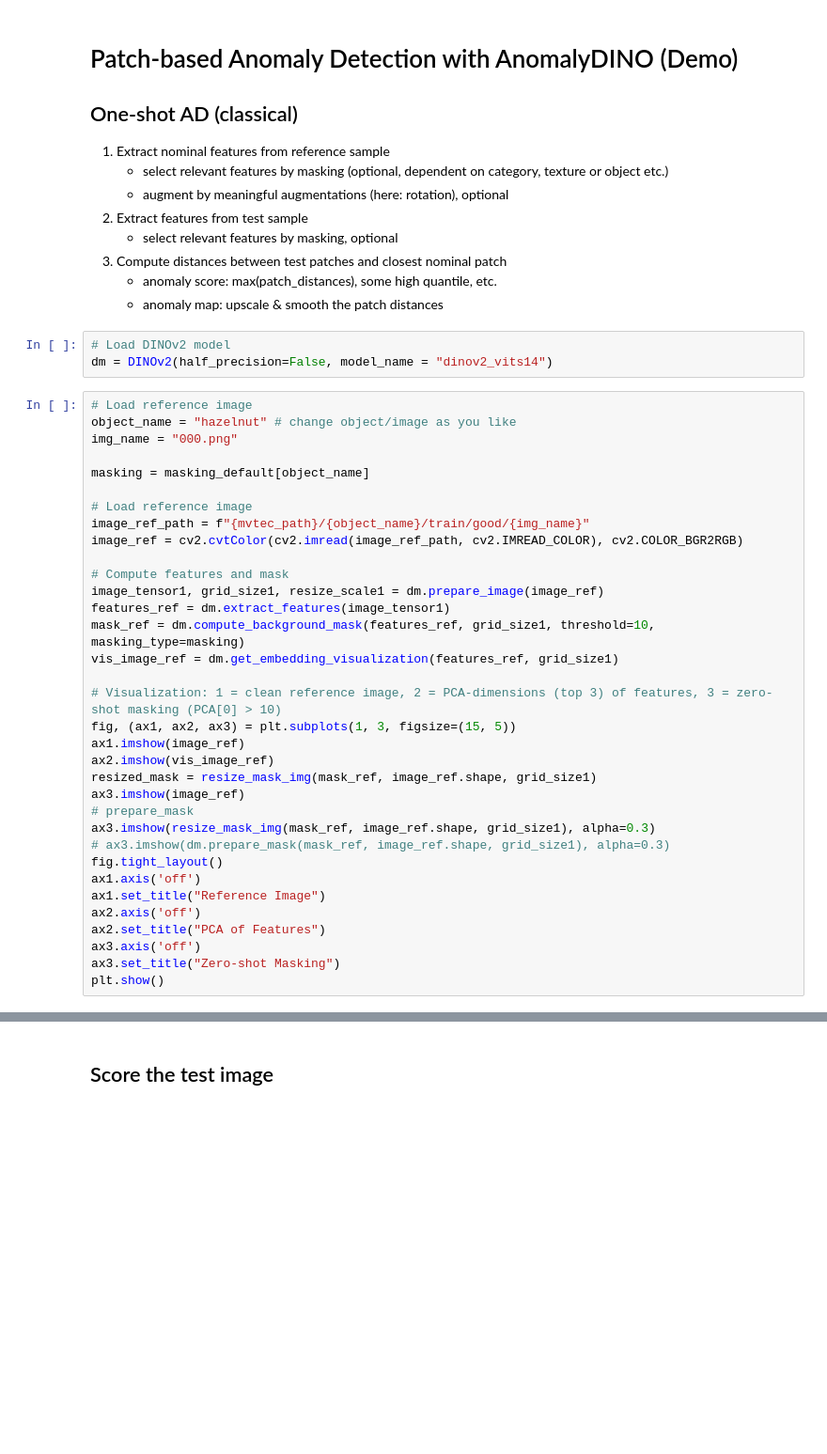
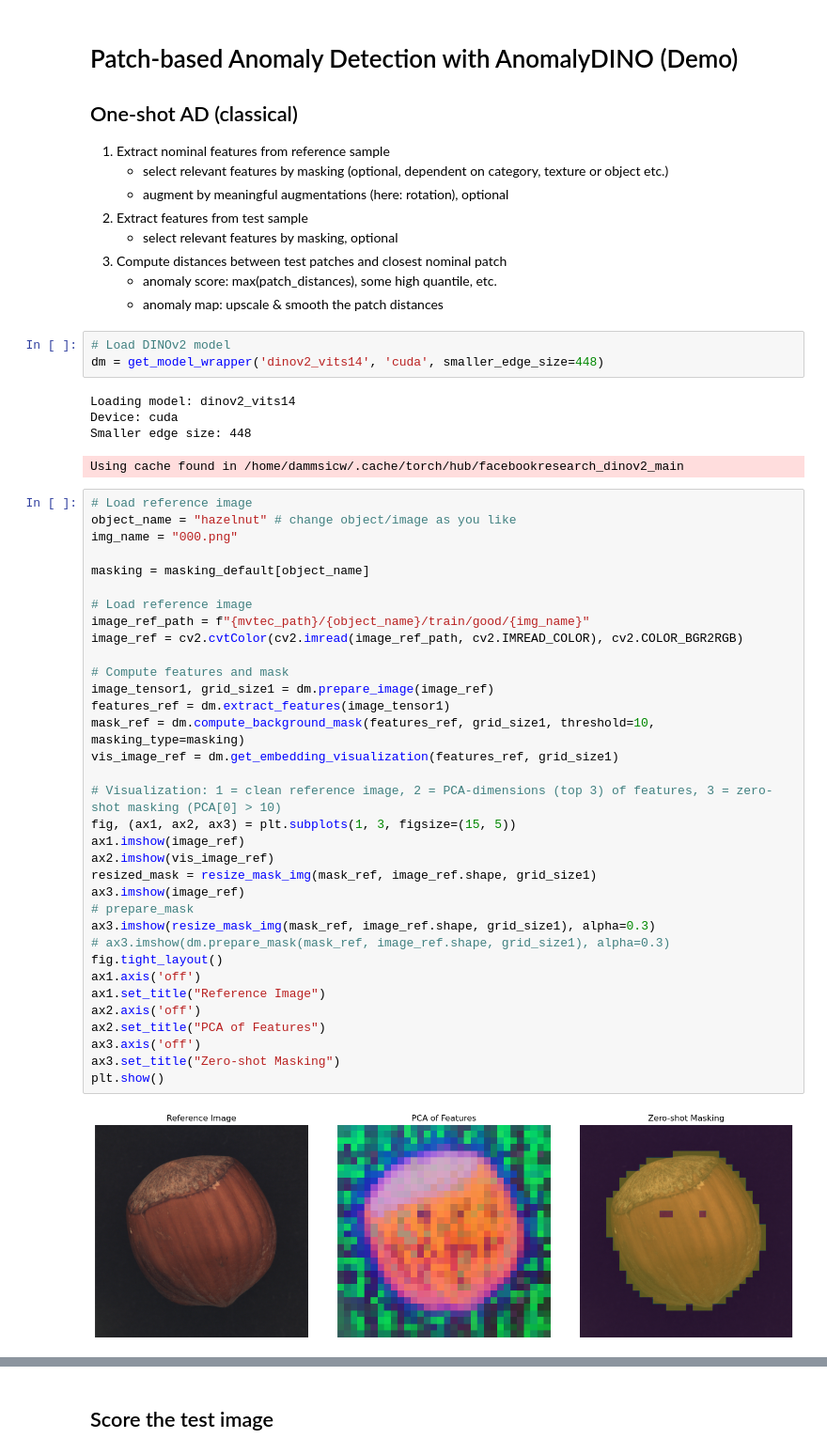
Before and after one commit to dammsi/AnomalyDINO, a Jupyter notebook: demo_AnomalyDINO.ipynb, the cells around one changed output, grey strips where cells are left out. Shown at 94% size. Cells and saved outputs as stored; diff of their text form; blank space fills up the shorter version.

```diff
--- a/demo_AnomalyDINO.ipynb
+++ b/demo_AnomalyDINO.ipynb
@@ -72,41 +72,48 @@ def score_single_image(image_test, image_ref_list, dm, masking = True, rotation
    - anomaly map: upscale & smooth the patch distances
 # %%
 # Load DINOv2 model
-dm = DINOv2(half_precision=False, model_name = "dinov2_vits14")
+dm = get_model_wrapper('dinov2_vits14', 'cuda', smaller_edge_size=448)
+# %% [output]
+Loading model: dinov2_vits14
+Device: cuda
+Smaller edge size: 448
+Using cache found in /home/dammsicw/.cache/torch/hub/facebookresearch_dinov2_main
 # %%
 # Load reference image
 object_name = "hazelnut" # change object/image as you like
 img_name = "000.png"
 
 masking = masking_default[object_name]
 
 # Load reference image
 image_ref_path = f"{mvtec_path}/{object_name}/train/good/{img_name}"
 image_ref = cv2.cvtColor(cv2.imread(image_ref_path, cv2.IMREAD_COLOR), cv2.COLOR_BGR2RGB)
 
 # Compute features and mask
-image_tensor1, grid_size1, resize_scale1 = dm.prepare_image(image_ref)
+image_tensor1, grid_size1 = dm.prepare_image(image_ref)
 features_ref = dm.extract_features(image_tensor1)
 mask_ref = dm.compute_background_mask(features_ref, grid_size1, threshold=10, masking_type=masking)
 vis_image_ref = dm.get_embedding_visualization(features_ref, grid_size1)
 
 # Visualization: 1 = clean reference image, 2 = PCA-dimensions (top 3) of features, 3 = zero-shot masking (PCA[0] > 10)
 fig, (ax1, ax2, ax3) = plt.subplots(1, 3, figsize=(15, 5))
 ax1.imshow(image_ref)
 ax2.imshow(vis_image_ref)
 resized_mask = resize_mask_img(mask_ref, image_ref.shape, grid_size1)
 ax3.imshow(image_ref)
 # prepare_mask
 ax3.imshow(resize_mask_img(mask_ref, image_ref.shape, grid_size1), alpha=0.3)
 # ax3.imshow(dm.prepare_mask(mask_ref, image_ref.shape, grid_size1), alpha=0.3)
 fig.tight_layout()
 ax1.axis('off')
 ax1.set_title("Reference Image")
 ax2.axis('off')
 ax2.set_title("PCA of Features")
 ax3.axis('off')
 ax3.set_title("Zero-shot Masking")
 plt.show()
+# %% [output]
+[figure, added]
 # %%
 # Load test image
 anomaly_type = "hole" # "good", "crack", "hole"... (depends on the object/product)
```
Also changed, not shown: parts of 3 cells of this notebook, 1 other file.
